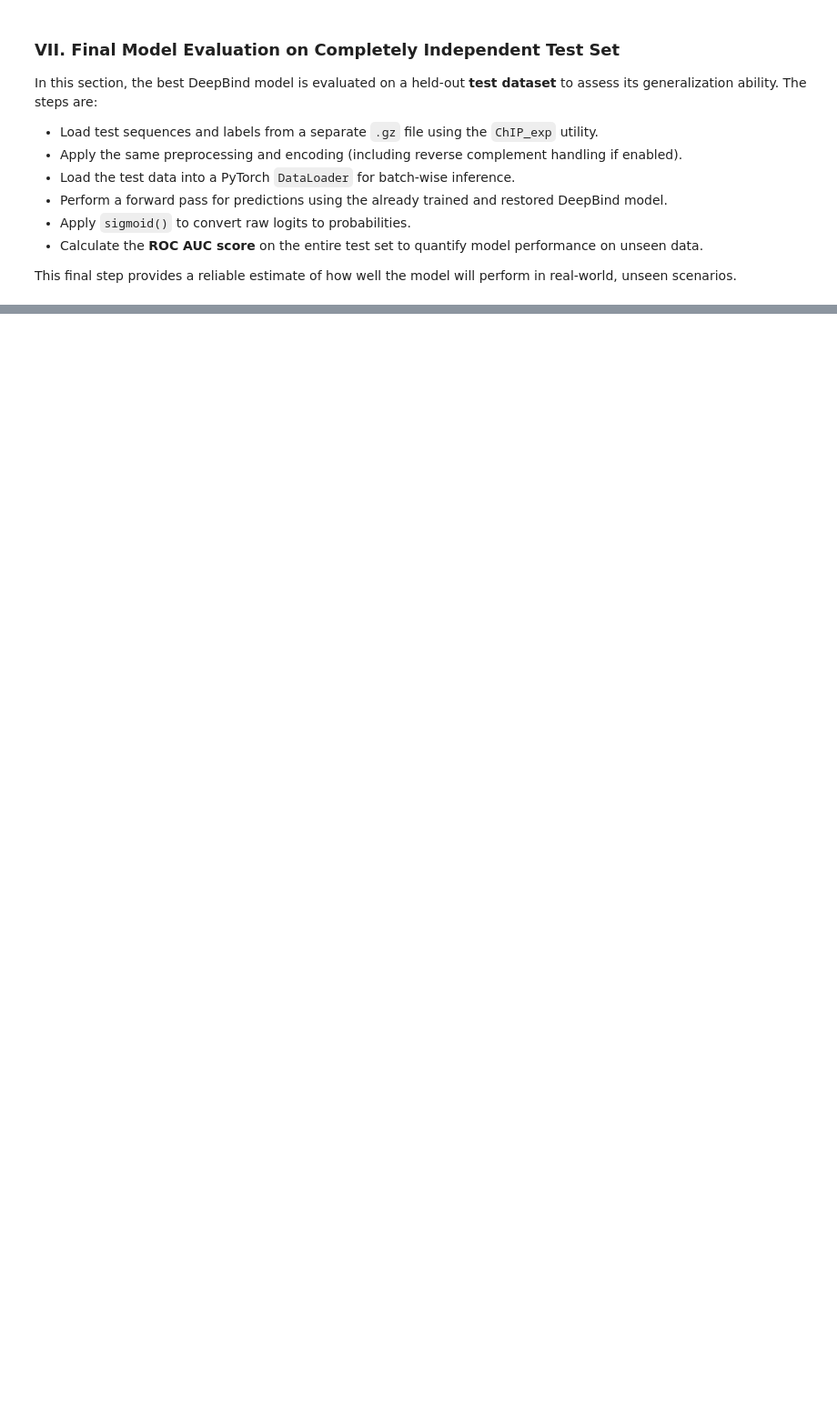
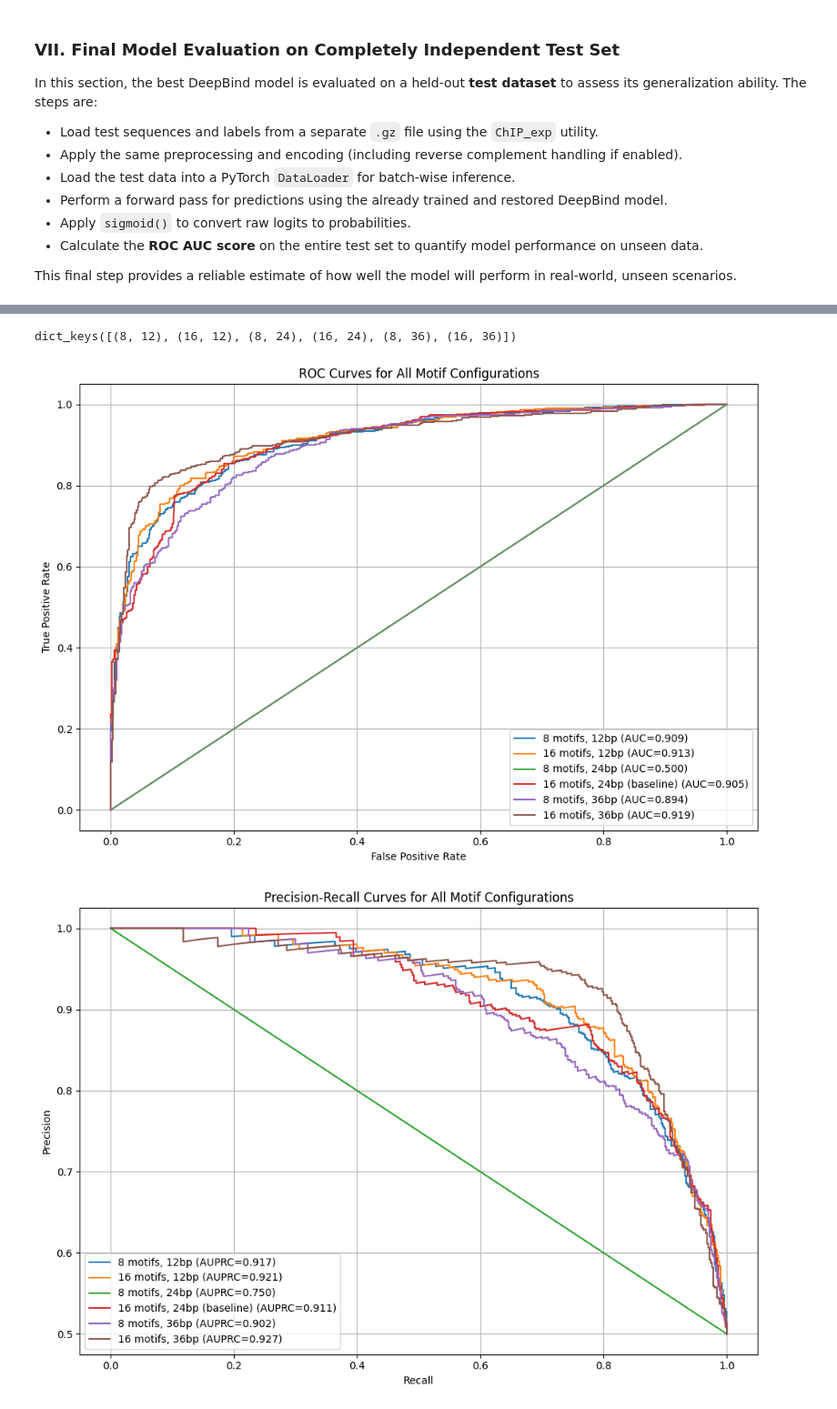
Before and after one commit to hilmklnc/DI_504_Project, a Jupyter notebook: implementation_deepbind.ipynb, the cells around one changed output, grey strips where cells are left out. Shown at 91% size. Saved outputs shown, nothing was run; the diff lists cells and outputs as text; code cells hidden in the pictures; blank space fills up the shorter version.

```diff
--- a/implementation_deepbind.ipynb
+++ b/implementation_deepbind.ipynb
@@ -651,7 +655,7 @@ In this section, I load the best hyperparameter configuration identified during
 This stage ensures that the final model used for prediction has been trained under optimal conditions on all available data.
 # %%
 # Pick the best configuration (i.e., the best combination of the above) and train the model on full training data using that setting.
-def train_full_dataset_best_params(full_loader,nummotif,motiflen,device):
+def train_full_dataset_best_params(full_loader,nummotif,motiflen,device,model_run=6):
 
     # Load best hyperparameters found during tuning
     best_hyperparameters = torch.load(f'best_hyperpamarameters_{nummotif}_{motiflen}.pth')
@@ -670,7 +674,7 @@ def train_full_dataset_best_params(full_loader,nummotif,motiflen,device):
 
     best_AUC = 0  # Initialize best AUC to track best performing model
     # Train and evaluate 6 models with the same best configuration
-    for number_models in range(6):
+    for number_models in range(model_run):
 
         # Create model using best parameters
         model = ConvNet(nummotif, motiflen, best_poolType, best_neuType, 'training',
@@ -777,5 +781,6 @@ def train_full_dataset_best_params(full_loader,nummotif,motiflen,device):
 
 # Execute training on full dataset
 best_full_AUC = train_full_dataset_best_params(full_loader,nummotif,motiflen, device)
+
 print(f"\nBest AUC on full dataset: {best_full_AUC:.4f}")
 # %% [output]
@@ -1006,0 +1071,44 @@ plt.show()
+# %%
+print(benchmark_results.keys())
+# %% [output]
+dict_keys([(8, 12), (16, 12), (8, 24), (16, 24), (8, 36), (16, 36)])
+# %%
+baseline_config = (16, 24)
+
+# ROC Curve Plot
+plt.figure(figsize=(10, 7))
+for (nummotif, motiflen), data in benchmark_results.items():
+    fpr, tpr, _ = metrics.roc_curve(data["labels"], data["pred"])
+    roc_auc = metrics.auc(fpr, tpr)
+    label = f'{nummotif} motifs, {motiflen}bp'
+    if (nummotif, motiflen) == baseline_config:
+        label += " (baseline)"
+    plt.plot(fpr, tpr, label=f'{label} (AUC={roc_auc:.3f})')
+plt.plot([0, 1], [0, 1], linestyle='--', color='gray')
+plt.xlabel('False Positive Rate')
+plt.ylabel('True Positive Rate')
+plt.title('ROC Curves for All Motif Configurations')
+plt.legend()
+plt.grid(True)
+plt.tight_layout()
+plt.show()
+
+# Precision-Recall Curve Plot
+plt.figure(figsize=(10, 7))
+for (nummotif, motiflen), data in benchmark_results.items():
+    precision, recall, _ = metrics.precision_recall_curve(data["labels"], data["pred"])
+    pr_auc = metrics.auc(recall, precision)
+    label = f'{nummotif} motifs, {motiflen}bp'
+    if (nummotif, motiflen) == baseline_config:
+        label += " (baseline)"
+    plt.plot(recall, precision, label=f'{label} (AUPRC={pr_auc:.3f})')
+plt.xlabel("Recall")
+plt.ylabel("Precision")
+plt.title("Precision-Recall Curves for All Motif Configurations")
+plt.legend()
+plt.grid(True)
+plt.tight_layout()
+plt.show()
+# %% [output]
+[figure, added]
+[figure, added]
```
Also changed, not shown: parts of 15 cells of this notebook, 12 other files.
